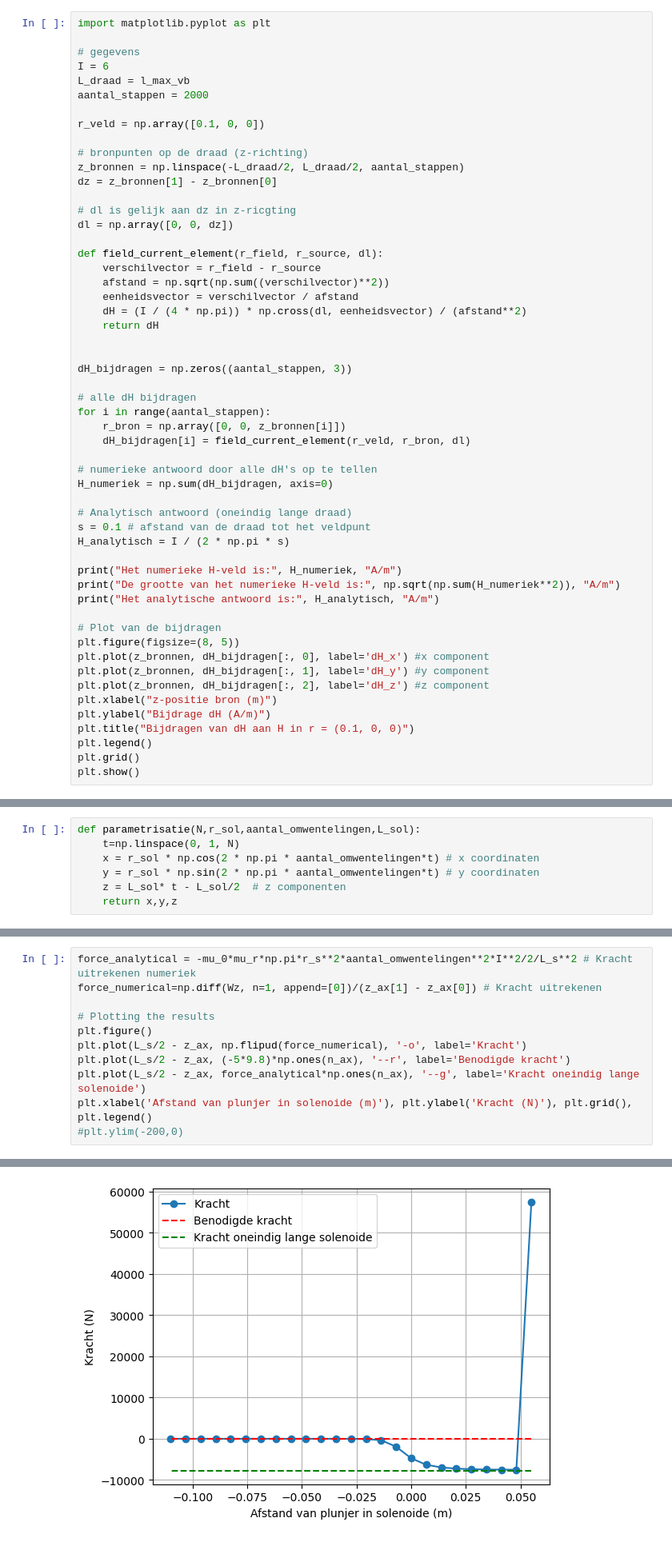
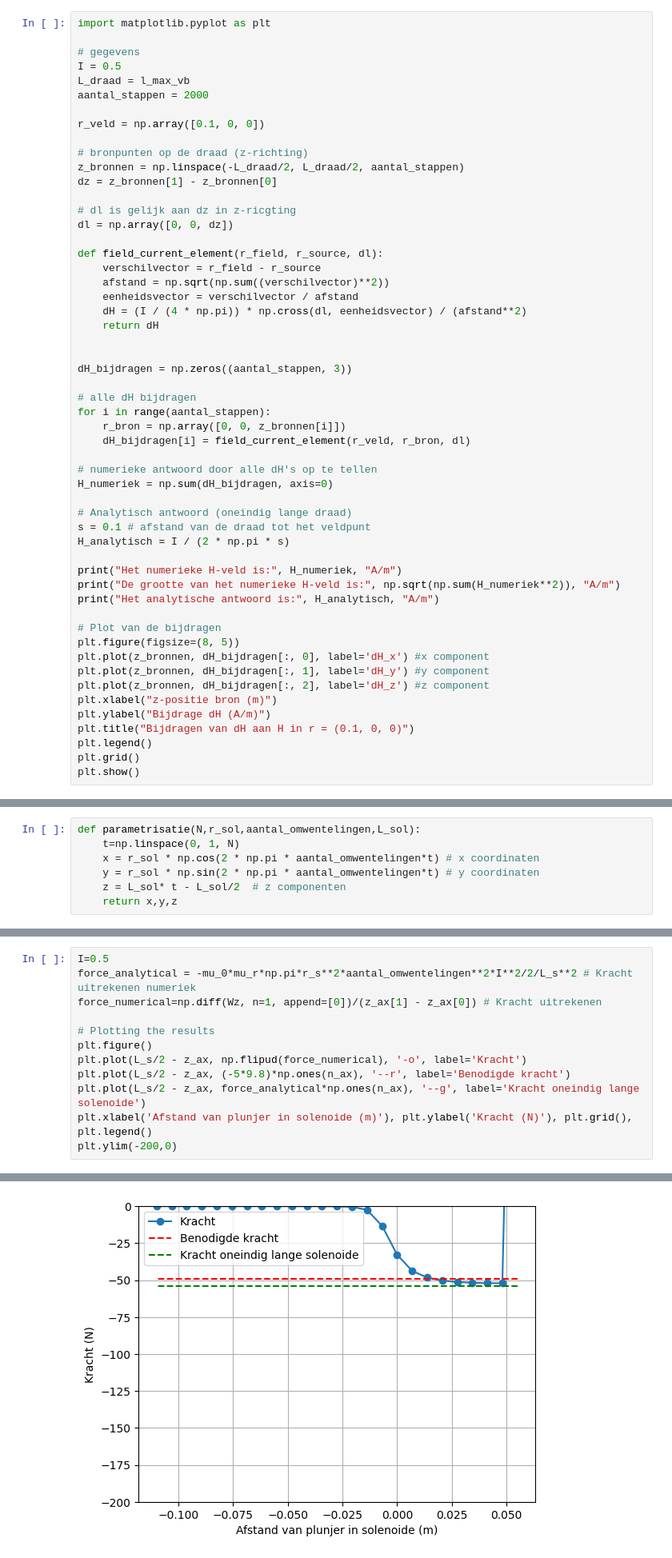
Before and after one commit to Xander1611/opdrachten-DEF-D-AB, a Jupyter notebook: 2KrachtactuatorOpdracht/2KrachtactuatorOpdracht/KrachtactuatorOpdracht.ipynb, the cells around one changed output, grey strips where cells are left out. Shown at 80% size. Drawn from its saved outputs; the diff is of its cells as text.

```diff
--- a/2KrachtactuatorOpdracht/2KrachtactuatorOpdracht/KrachtactuatorOpdracht.ipynb
+++ b/2KrachtactuatorOpdracht/2KrachtactuatorOpdracht/KrachtactuatorOpdracht.ipynb
@@ -367,7 +367,7 @@ Deze opdracht kan ook gemaakt worden met het gebruik van for loops, De akauze vo
 import matplotlib.pyplot as plt
 
 # gegevens
-I = 6
+I = 0.5
 L_draad = l_max_vb
 aantal_stappen = 2000
 
@@ -581,4 +581,5 @@ plt.xlabel('Afstand van plunjer in solenoide (m)'), plt.ylabel('Energie (J)'), p
 # %%
+I=0.5
 force_analytical = -mu_0*mu_r*np.pi*r_s**2*aantal_omwentelingen**2*I**2/2/L_s**2 # Kracht uitrekenen numeriek
 force_numerical=np.diff(Wz, n=1, append=[0])/(z_ax[1] - z_ax[0]) # Kracht uitrekenen
 
@@ -588,5 +589,5 @@ plt.plot(L_s/2 - z_ax, np.flipud(force_numerical), '-o', label='Kracht')
 plt.plot(L_s/2 - z_ax, (-5*9.8)*np.ones(n_ax), '--r', label='Benodigde kracht')
 plt.plot(L_s/2 - z_ax, force_analytical*np.ones(n_ax), '--g', label='Kracht oneindig lange solenoide')
 plt.xlabel('Afstand van plunjer in solenoide (m)'), plt.ylabel('Kracht (N)'), plt.grid(), plt.legend()
-#plt.ylim(-200,0)
+plt.ylim(-200,0)
 # %% [output]
@@ -597,4 +595,4 @@ plt.xlabel('Afstand van plunjer in solenoide (m)'), plt.ylabel('Kracht (N)'), pl
-[figure, old version]
+[figure, new version]
 # %% [markdown]
 Logisch dat deze raar doet, bij deel 3 kwam er ook geen grafiek voor het voorbeeld.
 # %% [markdown]
```
Also changed, not shown: parts of 9 cells of this notebook.
